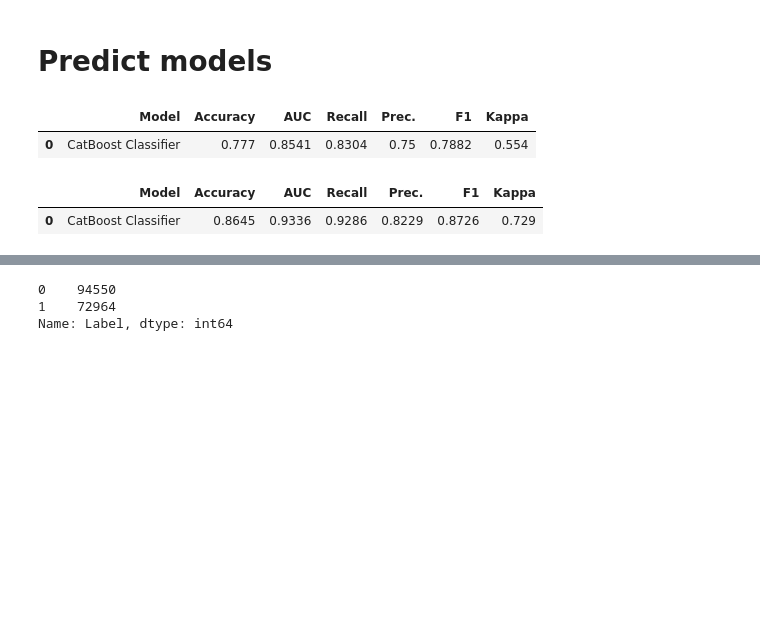
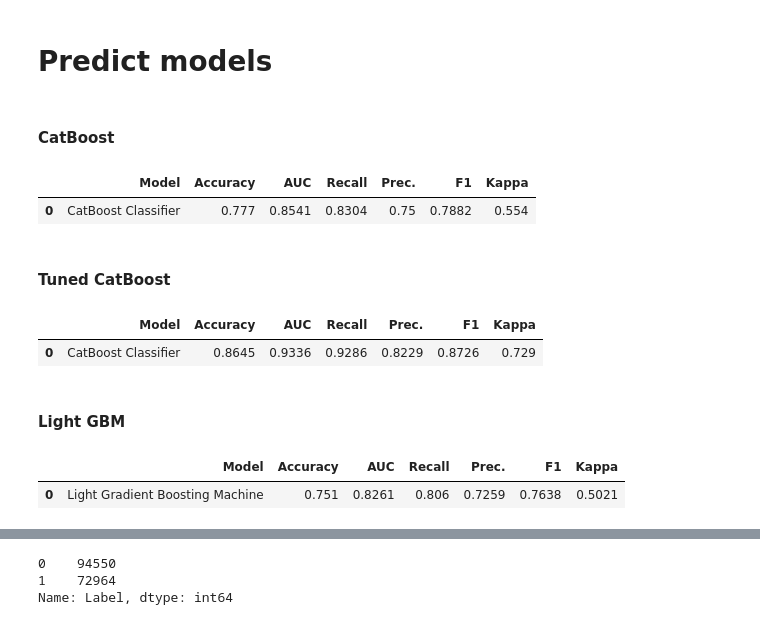
Before and after one commit to bigtoga/Project3, a Jupyter notebook: Kip/ML Foreclosure or Not EPOCH 2 Oversamp 50-50 training set-CatBoost.ipynb, the cells around one changed output, grey strips where cells are left out. Saved outputs shown, nothing was run; the diff lists cells and outputs as text; code cells hidden in the pictures; blank space fills up the shorter version.

```diff
--- a/Kip/ML Foreclosure or Not EPOCH 2 Oversamp 50-50 training set-CatBoost.ipynb
+++ b/Kip/ML Foreclosure or Not EPOCH 2 Oversamp 50-50 training set-CatBoost.ipynb
@@ -495,13 +523,24 @@ Didn't tune xgboost since it takes about 5 hours and I don't see a big benefit t
 #interpret_model(et, plot='correlation', feature='avgCreditScore')
 # %% [markdown]
 # Predict models
+# %% [markdown]
+#### CatBoost
 # %%
 pred_holdout = predict_model(catboost)
 # %% [output]
 |  | Model | Accuracy | AUC | Recall | Prec. | F1 | Kappa |
 | 0 | CatBoost Classifier | 0.777 | 0.8541 | 0.8304 | 0.75 | 0.7882 | 0.554 |
+# %% [markdown]
+#### Tuned CatBoost
 # %%
 pred_holdout_tuned = predict_model(tuned_catboost)
 # %% [output]
 |  | Model | Accuracy | AUC | Recall | Prec. | F1 | Kappa |
 | 0 | CatBoost Classifier | 0.8645 | 0.9336 | 0.9286 | 0.8229 | 0.8726 | 0.729 |
+# %% [markdown]
+#### Light GBM
+# %%
+pred_holdout = predict_model(lightgbm)
+# %% [output]
+|  | Model | Accuracy | AUC | Recall | Prec. | F1 | Kappa |
+| 0 | Light Gradient Boosting Machine | 0.751 | 0.8261 | 0.806 | 0.7259 | 0.7638 | 0.5021 |
```
Also changed, not shown: parts of 22 cells of this notebook.
